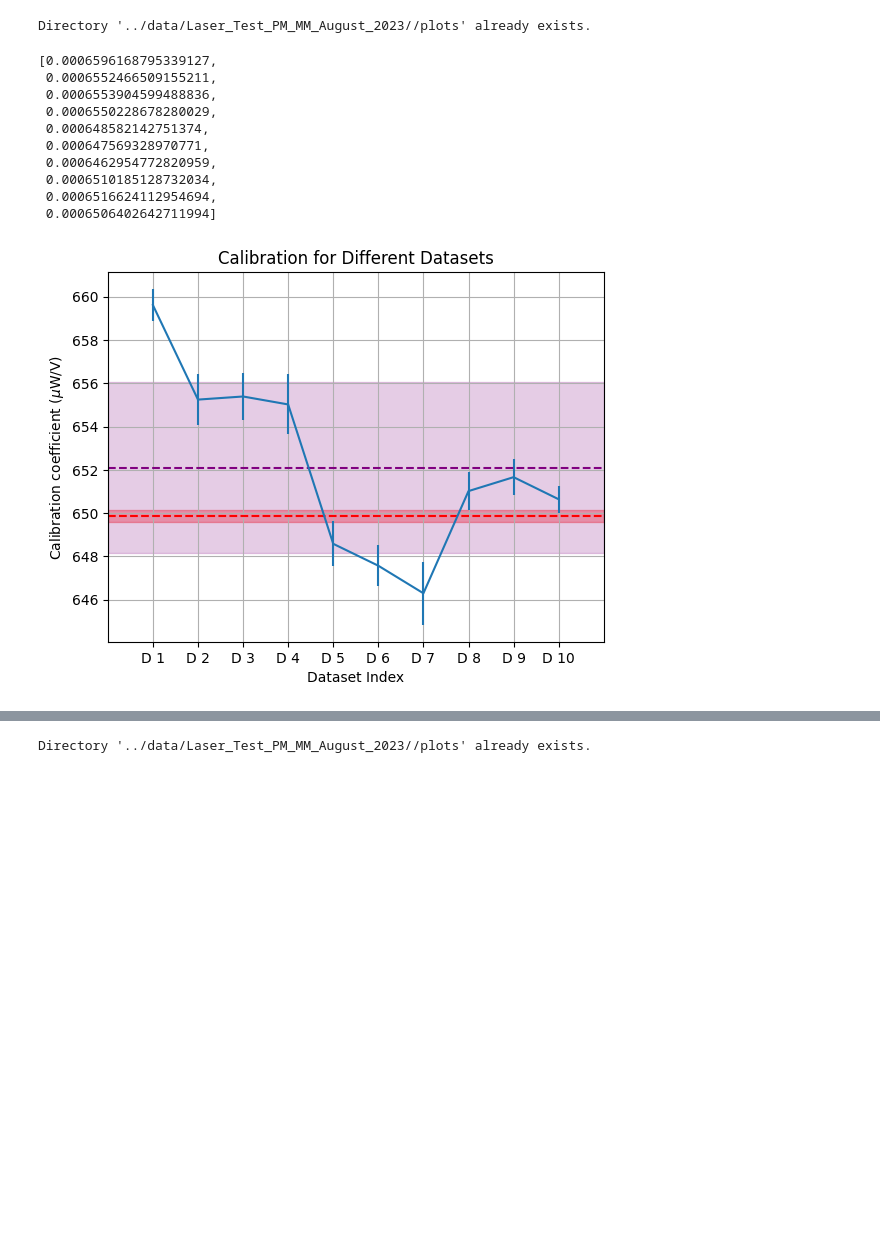
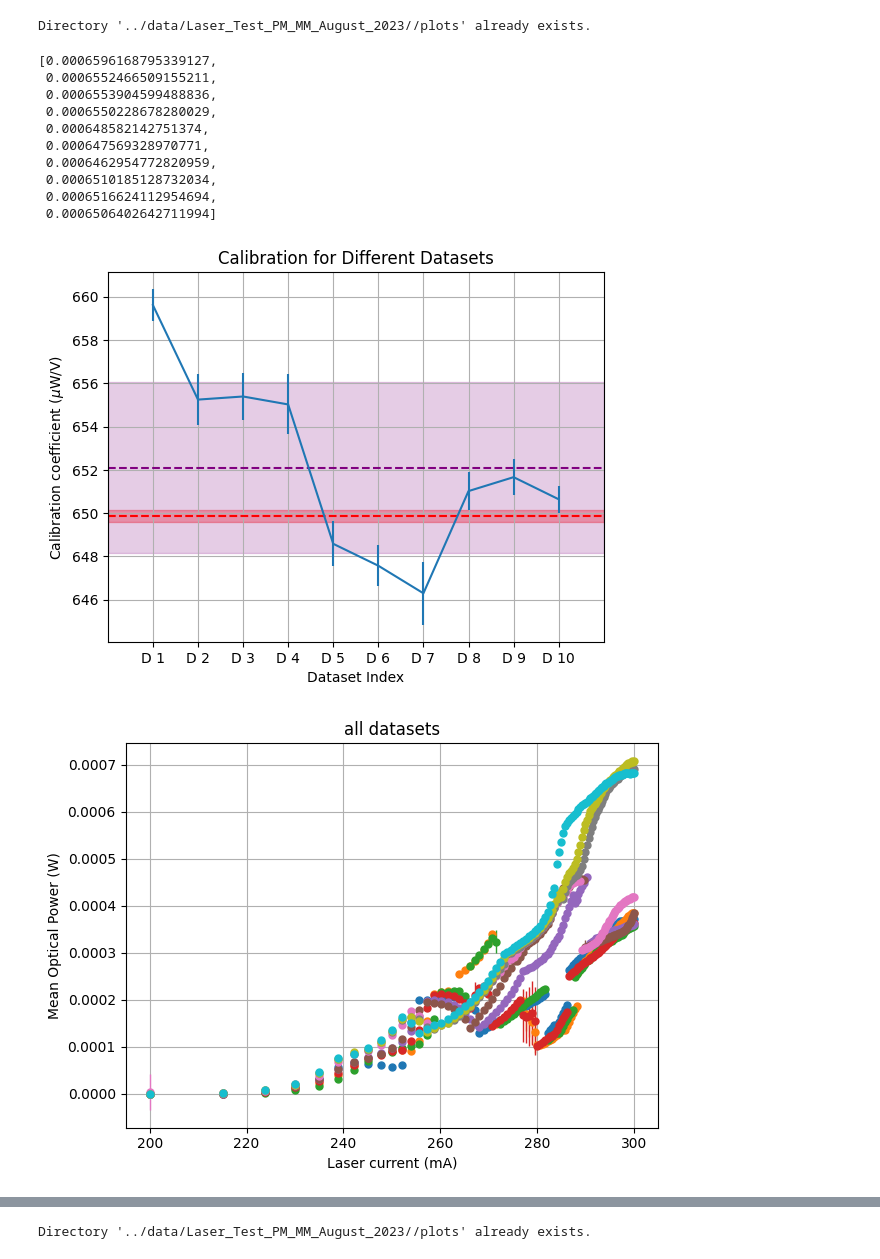
Before and after one commit to gw-ifae-dev/sensors-analysis, a Jupyter notebook: August_2023_Laser_Test_1064_532_PM_MM/notebooks/opticaltest_v3.ipynb, the cells around one changed output, grey strips where cells are left out. Saved outputs shown, nothing was run; the diff lists cells and outputs as text; code cells hidden in the pictures; blank space fills up the shorter version.

Commit message:
add all G plots

```diff
--- a/August_2023_Laser_Test_1064_532_PM_MM/notebooks/opticaltest_v3.ipynb
+++ b/August_2023_Laser_Test_1064_532_PM_MM/notebooks/opticaltest_v3.ipynb
@@ -78,6 +78,29 @@ def DeepAnalysis532(folder_path):
         plt.savefig(f'{outputpath}/Laser_{wavelength}_Step_50_Temp_20_PM_MM_G_{i}_PD_PM.png')  # Display the current figure
         plt.close(fig)
 
+        plt.figure(101)
+        plt.grid()
+        plt.errorbar(T['LCurrent'], T['meanPM'], yerr=T['stdPM'], fmt='.', markersize=10, linewidth=1)
+        plt.ylabel('Mean Optical Power (W)')
+        plt.xlabel('Laser current (mA)')
+        plt.title(f'all datasets')
+
+
+        plt.figure(102)
+        plt.grid()
+        plt.errorbar(T['LCurrent'], T['meanRefPD'], yerr=T['stdRefPD'], fmt='.', markersize=10, linewidth=1)
+        plt.ylabel('Mean ref PD (V)')
+        plt.xlabel('Laser current (mA)')
+        plt.title(f'all datasets')
+
+
+        plt.figure(103)
+        plt.grid()
+        plt.errorbar(T['meanRefPD'], T['meanPM'], yerr=T['stdPM'], fmt='.', markersize=10, linewidth=1)
+        plt.ylabel('Mean Optical Power (W)')
+        plt.xlabel('Mean ref PD (V)')
+        plt.title(f'all datasets')
+
     #plt.figure()
     #x = np.linspace(1,nfile,num=nfile)
     #plt.plot(x,slopes)
@@ -112,22 +135,38 @@ def DeepAnalysis532(folder_path):
     #plt.show()
     plt.savefig(f'{outputpath}/Laser_{wavelength}_Step_50_Temp_20_PM_MM_GAll_Cal_coeff.png')
 
-    return Tfull, slopes, intercepts, rCoes,stErr
+    plt.figure(101)
+    plt.grid()
+    plt.tight_layout()
+    plt.savefig(f'{outputpath}/Laser_{wavelength}__Step_50_Temp_20_PM_MM_G_all_trend_Current_PM.png',dpi=199)
+
+    plt.figure(102)
+    plt.grid()
+    plt.tight_layout()
+    plt.savefig(f'{outputpath}/Laser_{wavelength}__Step_50_Temp_20_PM_MM_G_all_trend_Current_PD.png',dpi=199)
+
+    plt.figure(103)
+    plt.grid()
+    plt.tight_layout()
+    plt.savefig(f'{outputpath}/Laser_{wavelength}__Step_50_Temp_20_PM_MM_G_all_trend_PD_PM.png',dpi=199)
+
+    return Tfull, slopes, intercepts, rCoes,stErr, res
 # %%
 #Obtain a deep look of the data
-Tfull, slopes, intercepts, rCoes,stErr=DeepAnalysis532('../data/Laser_Test_PM_MM_August_2023/')
+Tfull, slopes, intercepts, rCoes,stErr, res=DeepAnalysis532('../data/Laser_Test_PM_MM_August_2023/')
 
 slopes
 # %% [output]
 Directory '../data/Laser_Test_PM_MM_August_2023//plots' already exists.
 [0.0006596168795339127,
  0.0006552466509155211,
  0.0006553904599488836,
  0.0006550228678280029,
  0.000648582142751374,
  0.000647569328970771,
  0.0006462954772820959,
  0.0006510185128732034,
  0.0006516624112954694,
  0.0006506402642711994]
 [figure]
+[figure, added]
```
Also changed, not shown: parts of 4 cells of this notebook, 4 other files.
